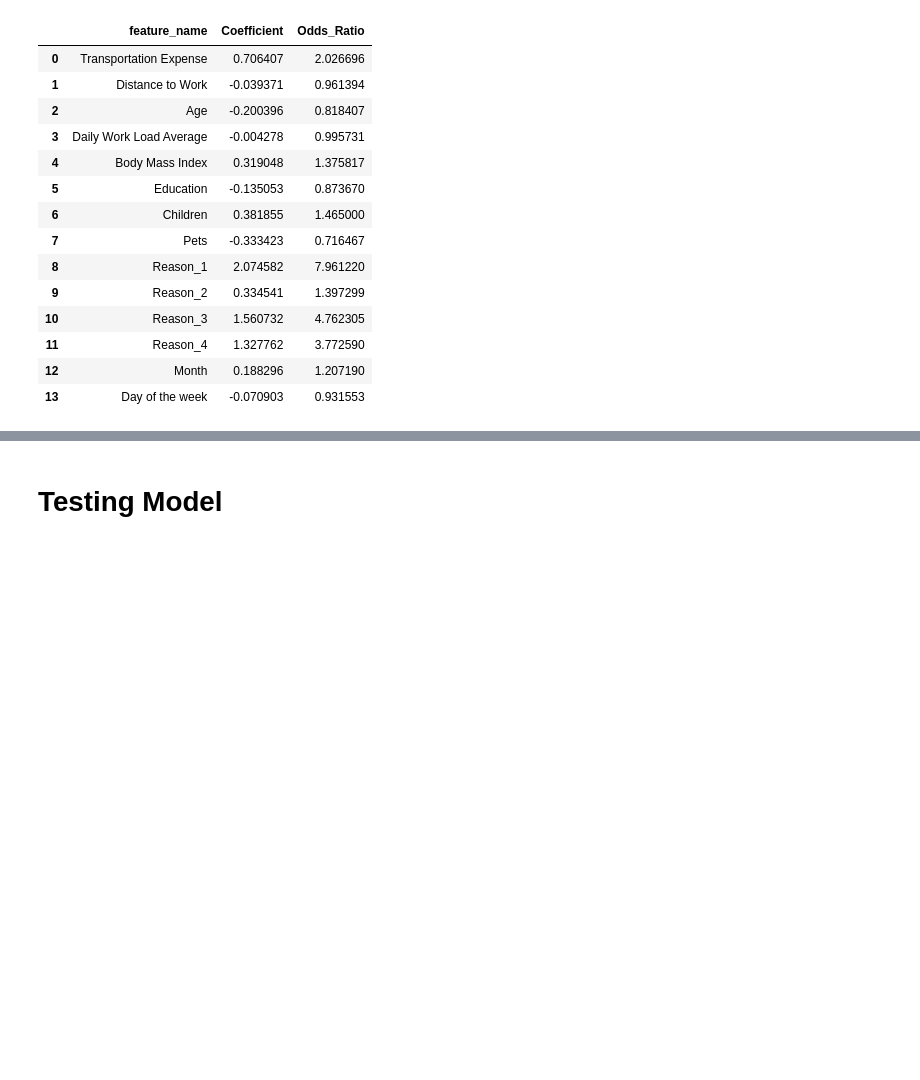
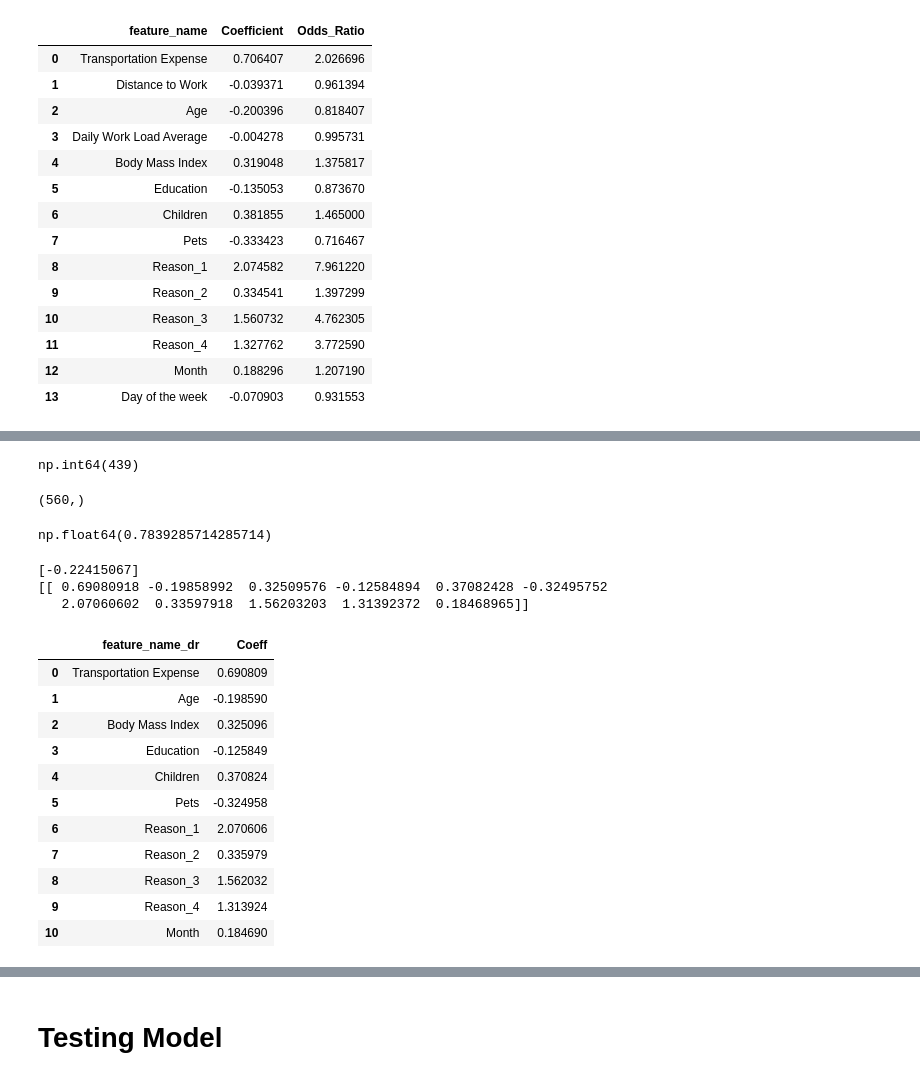
Before and after one commit to SachinGunjal001/Python-for-Machine-Learning, a Jupyter notebook: Absenteeism Prediction in Workplace Project/Absenteeism Prediction.ipynb, the cells around one changed output, grey strips where cells are left out. Cells and saved outputs as stored; diff of their text form; code cells hidden in the pictures; blank space fills up the shorter version.

```diff
--- a/Absenteeism Prediction in Workplace Project/Absenteeism Prediction.ipynb
+++ b/Absenteeism Prediction in Workplace Project/Absenteeism Prediction.ipynb
@@ -451,0 +486,4 @@ IndexError: only integers, slices (`:`), ellipsis (`...`), numpy.newaxis (`None`
+# %%
+# train test split
+
+train_test_split(scaled_inputs_dropped,targets)
@@ -451,0 +569,19 @@ IndexError: only integers, slices (`:`), ellipsis (`...`), numpy.newaxis (`None`
+# %%
+np.sum(model_outputs_dr == yd_train)
+# %% [output]
+np.int64(439)
+# %%
+model_outputs_dr.shape
+# %% [output]
+(560,)
+# %%
+np.sum(model_outputs_dr == yd_train)/model_outputs_dr.shape[0]
+# %% [output]
+np.float64(0.7839285714285714)
+# %%
+print(reg.intercept_)
+print(reg.coef_)
+# %% [output]
+[-0.22415067]
+[[ 0.69080918 -0.19858992  0.32509576 -0.12584894  0.37082428 -0.32495752
+   2.07060602  0.33597918  1.56203203  1.31392372  0.18468965]]
@@ -451,0 +590,17 @@ IndexError: only integers, slices (`:`), ellipsis (`...`), numpy.newaxis (`None`
+# %%
+d_table = pd.DataFrame(columns=['feature_name_dr'], data=feature_name_dr)
+d_table['Coeff'] = np.transpose(reg.coef_)
+d_table
+# %% [output]
+|  | feature_name_dr | Coeff |
+| 0 | Transportation Expense | 0.690809 |
+| 1 | Age | -0.198590 |
+| 2 | Body Mass Index | 0.325096 |
+| 3 | Education | -0.125849 |
+| 4 | Children | 0.370824 |
+| 5 | Pets | -0.324958 |
+| 6 | Reason_1 | 2.070606 |
+| 7 | Reason_2 | 0.335979 |
+| 8 | Reason_3 | 1.562032 |
+| 9 | Reason_4 | 1.313924 |
+| 10 | Month | 0.184690 |
```
Also changed, not shown: parts of 20 cells of this notebook.
